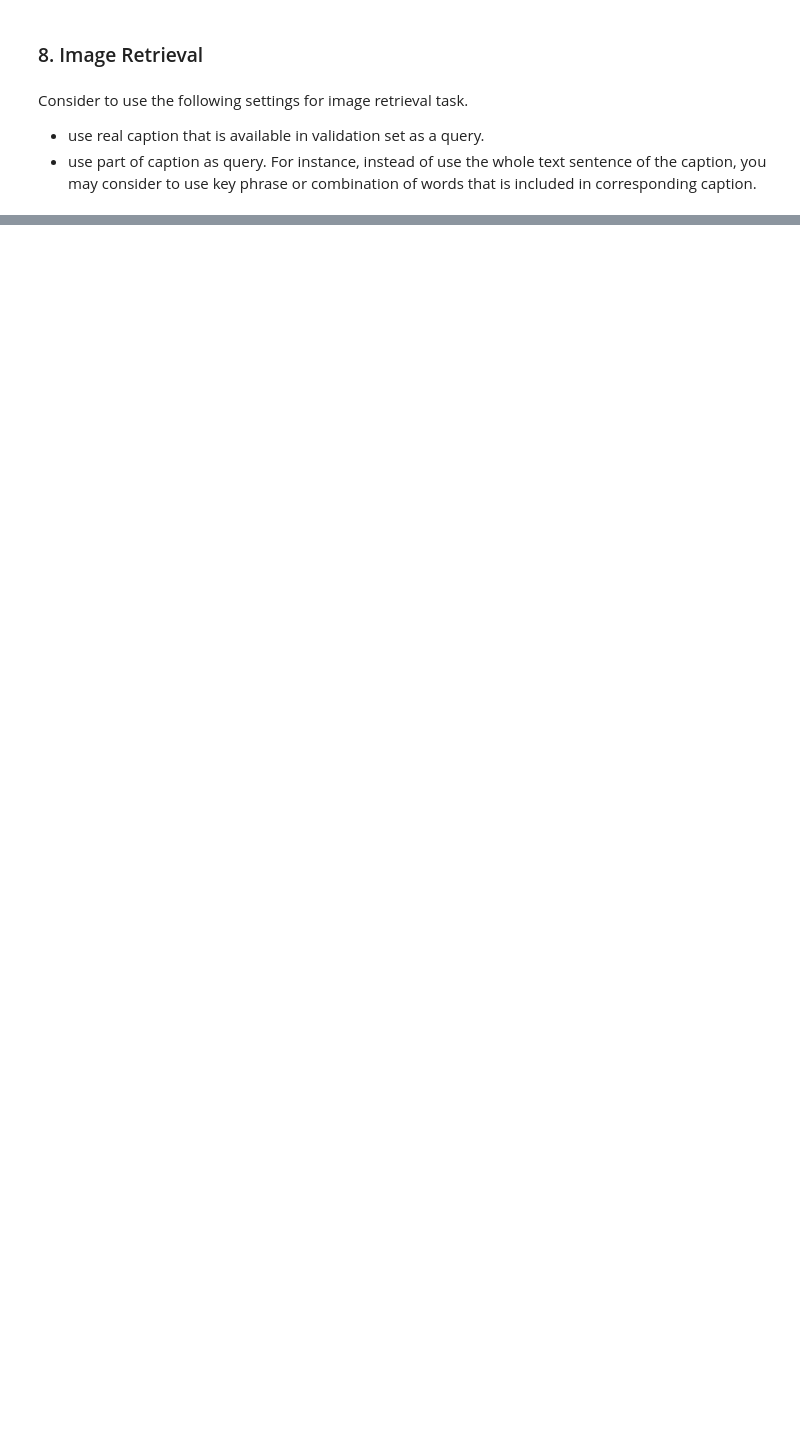
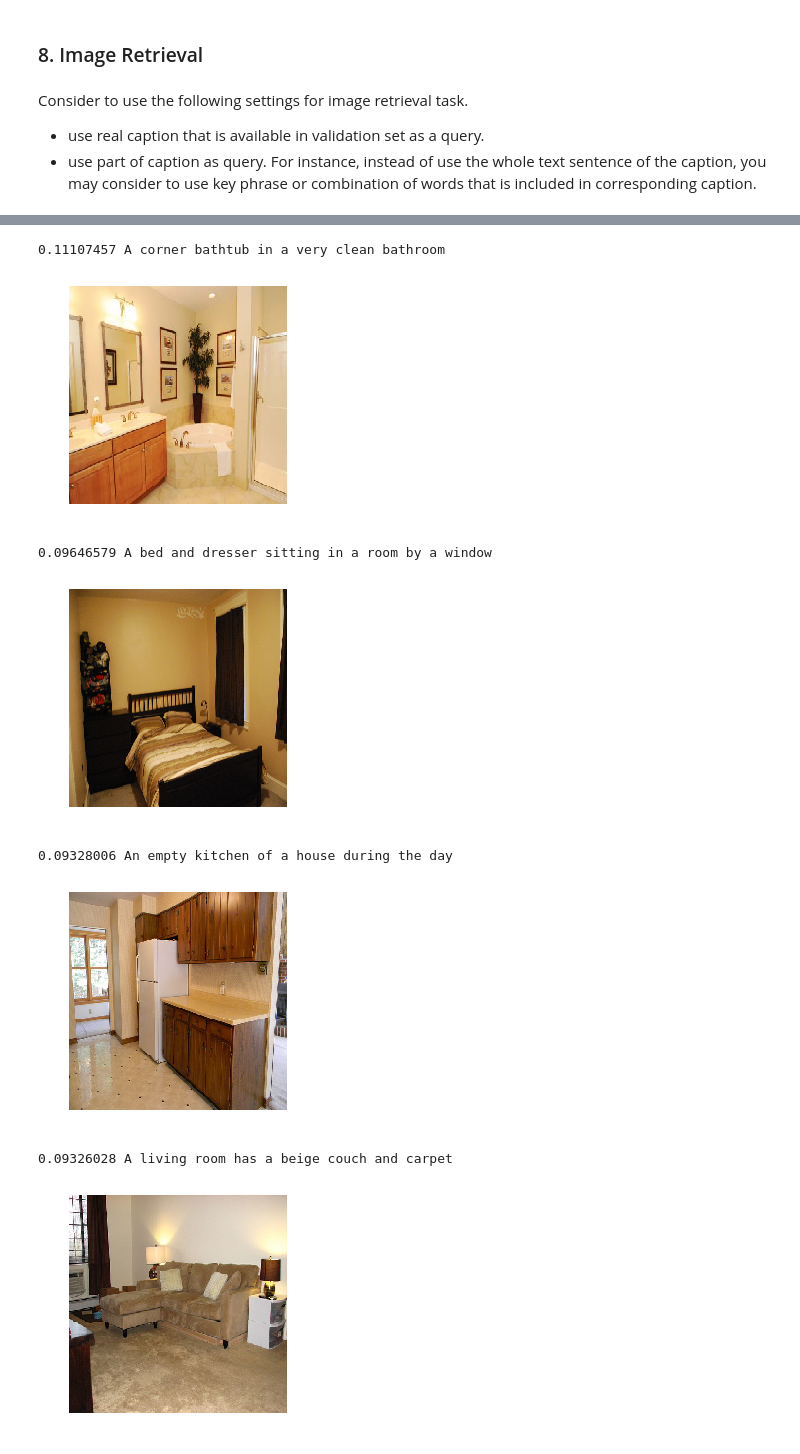
Before and after one commit to diederikw/DaphneDiederikTeam, a Jupyter notebook: Assignment 3/Assignment-3.3.ipynb, the cells around one changed output, grey strips where cells are left out. Saved outputs shown, nothing was run; the diff lists cells and outputs as text; code cells hidden in the pictures; blank space fills up the shorter version.

```diff
--- a/Assignment 3/Assignment-3.3.ipynb
+++ b/Assignment 3/Assignment-3.3.ipynb
@@ -641,6 +685,17 @@ search_image(text1)
 # %%
 # YOUR QUERY-2
-text2 =
+text2 = 'Todo: Inset some keywords here'
+#Note, not real results
+
 
 # DO NOT CHANGE BELOW CODE
 search_image(text2)
+# %% [output]
+0.11107457 A corner bathtub in a very clean bathroom
+[figure, added]
+0.09646579 A bed and dresser sitting in a room by a window
+[figure, added]
+0.09328006 An empty kitchen of a house during the day
+[figure, added]
+0.09326028 A living room has a beige couch and carpet
+[figure, added]
```
Also changed, not shown: parts of 20 cells of this notebook.
